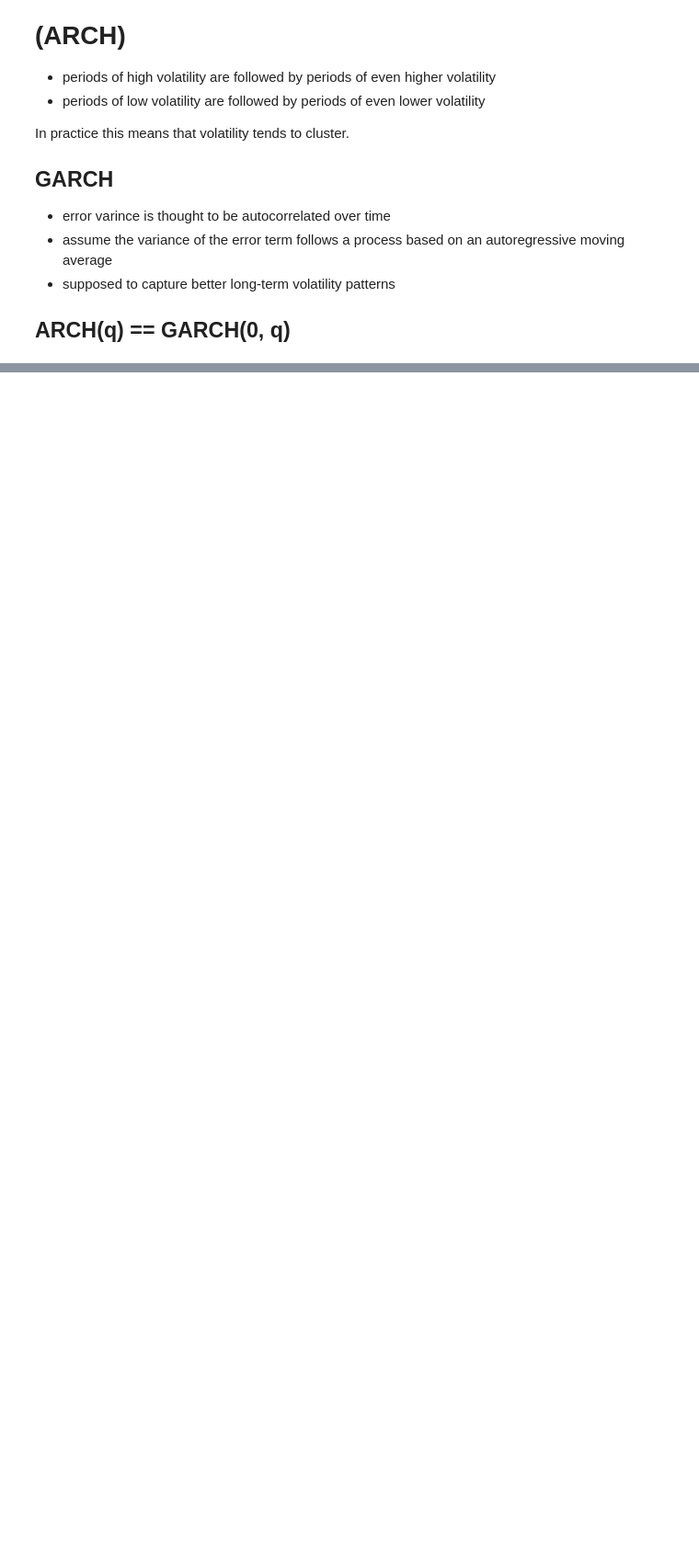
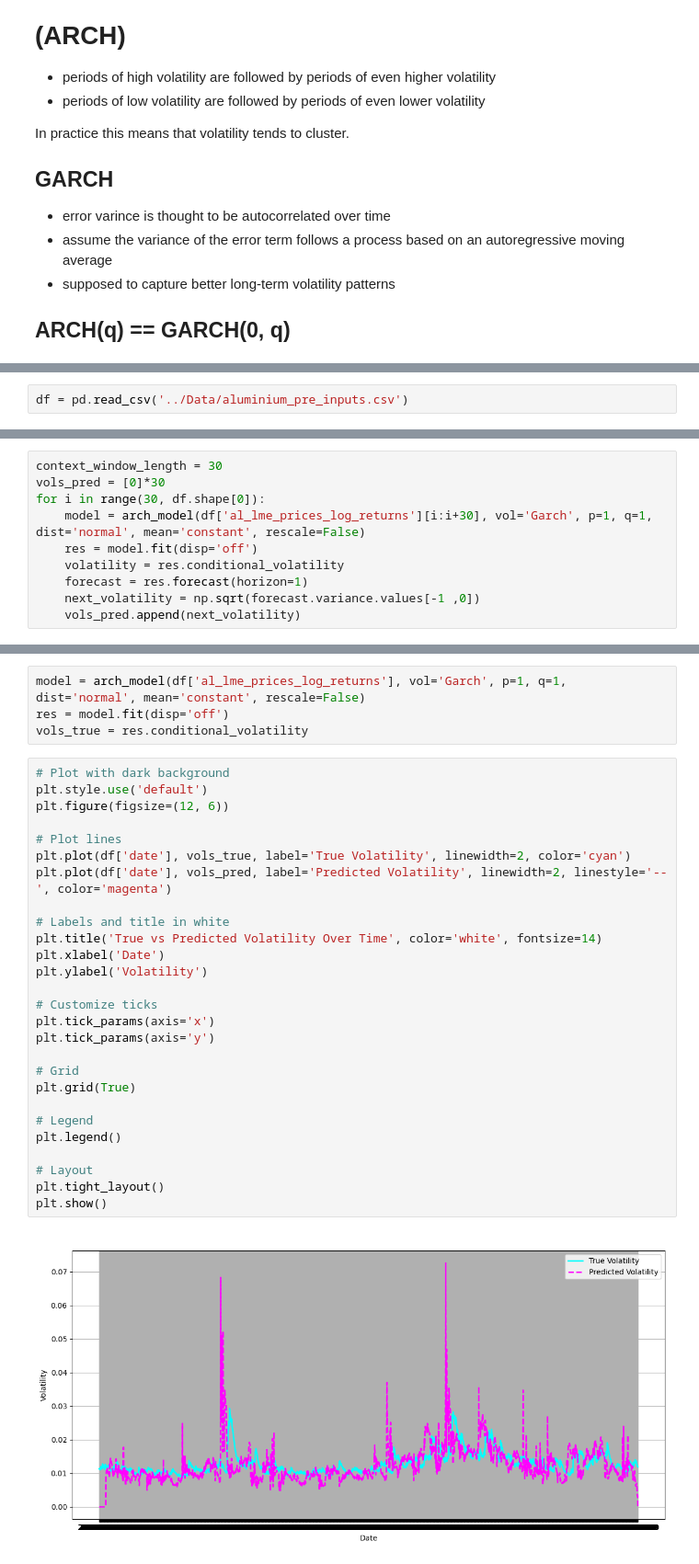
Before and after one commit to panstenos/Commodity-Optionality-Pricing-UCL-Dissertation, a Jupyter notebook: Volatility Models/arch_family.ipynb, the cells around one changed output, grey strips where cells are left out. Shown at 92% size. Saved outputs shown, nothing was run; the diff lists cells and outputs as text; blank space fills up the shorter version.

Commit message:
0.7 - garch next day rolling window - plot function improvements

```diff
--- a/Volatility Models/arch_family.ipynb
+++ b/Volatility Models/arch_family.ipynb
@@ -130,0 +25,2 @@ model or by setting rescale=False.
+# %%
+df = pd.read_csv('../Data/aluminium_pre_inputs.csv')
@@ -130,0 +31,10 @@ model or by setting rescale=False.
+# %%
+context_window_length = 30
+vols_pred = [0]*30
+for i in range(30, df.shape[0]):
+    model = arch_model(df['al_lme_prices_log_returns'][i:i+30], vol='Garch', p=1, q=1, dist='normal', mean='constant', rescale=False)
+    res = model.fit(disp='off')
+    volatility = res.conditional_volatility
+    forecast = res.forecast(horizon=1)
+    next_volatility = np.sqrt(forecast.variance.values[-1 ,0])
+    vols_pred.append(next_volatility)
@@ -130,0 +54,33 @@ model or by setting rescale=False.
+# %%
+model = arch_model(df['al_lme_prices_log_returns'], vol='Garch', p=1, q=1, dist='normal', mean='constant', rescale=False)
+res = model.fit(disp='off')
+vols_true = res.conditional_volatility
+# %%
+# Plot with dark background
+plt.style.use('default')
+plt.figure(figsize=(12, 6))
+
+# Plot lines
+plt.plot(df['date'], vols_true, label='True Volatility', linewidth=2, color='cyan')
+plt.plot(df['date'], vols_pred, label='Predicted Volatility', linewidth=2, linestyle='--', color='magenta')
+
+# Labels and title in white
+plt.title('True vs Predicted Volatility Over Time', color='white', fontsize=14)
+plt.xlabel('Date')
+plt.ylabel('Volatility')
+
+# Customize ticks
+plt.tick_params(axis='x')
+plt.tick_params(axis='y')
+
+# Grid
+plt.grid(True)
+
+# Legend
+plt.legend()
+
+# Layout
+plt.tight_layout()
+plt.show()
+# %% [output]
+[figure, added]
```
Also changed, not shown: parts of 6 cells of this notebook, 5 other files.
